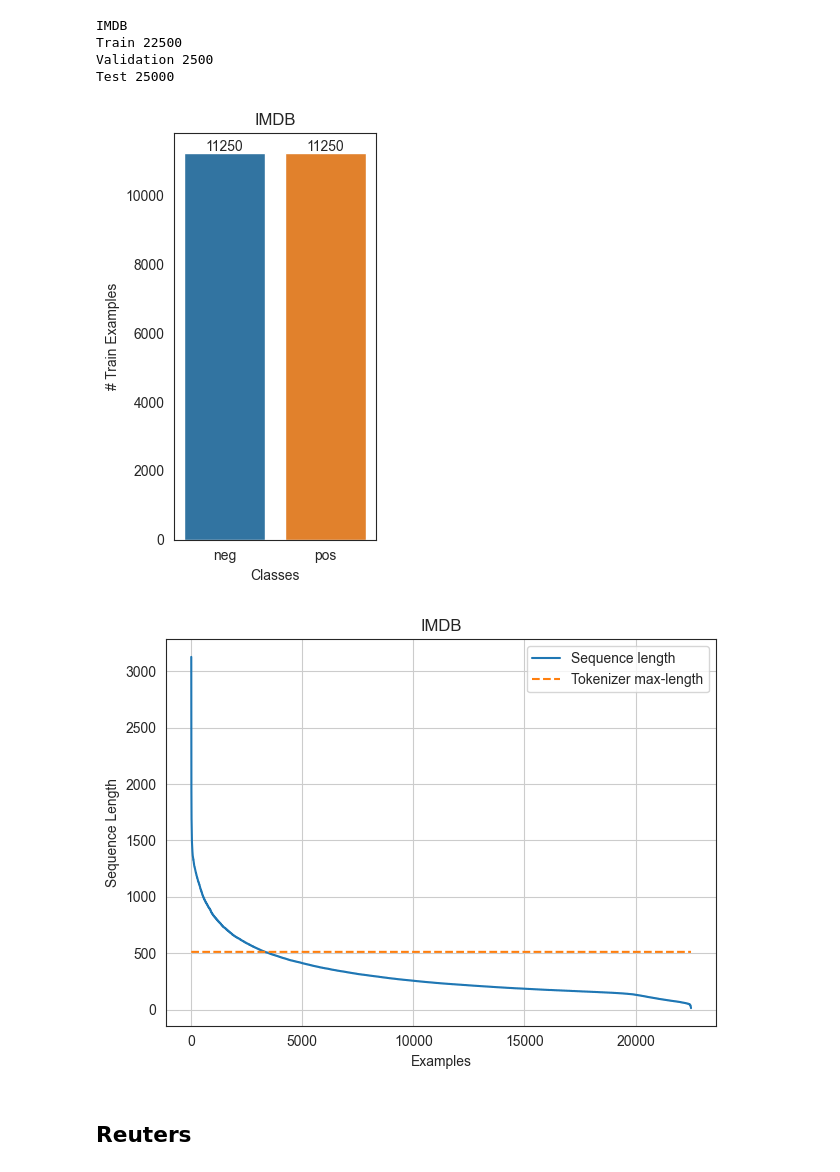
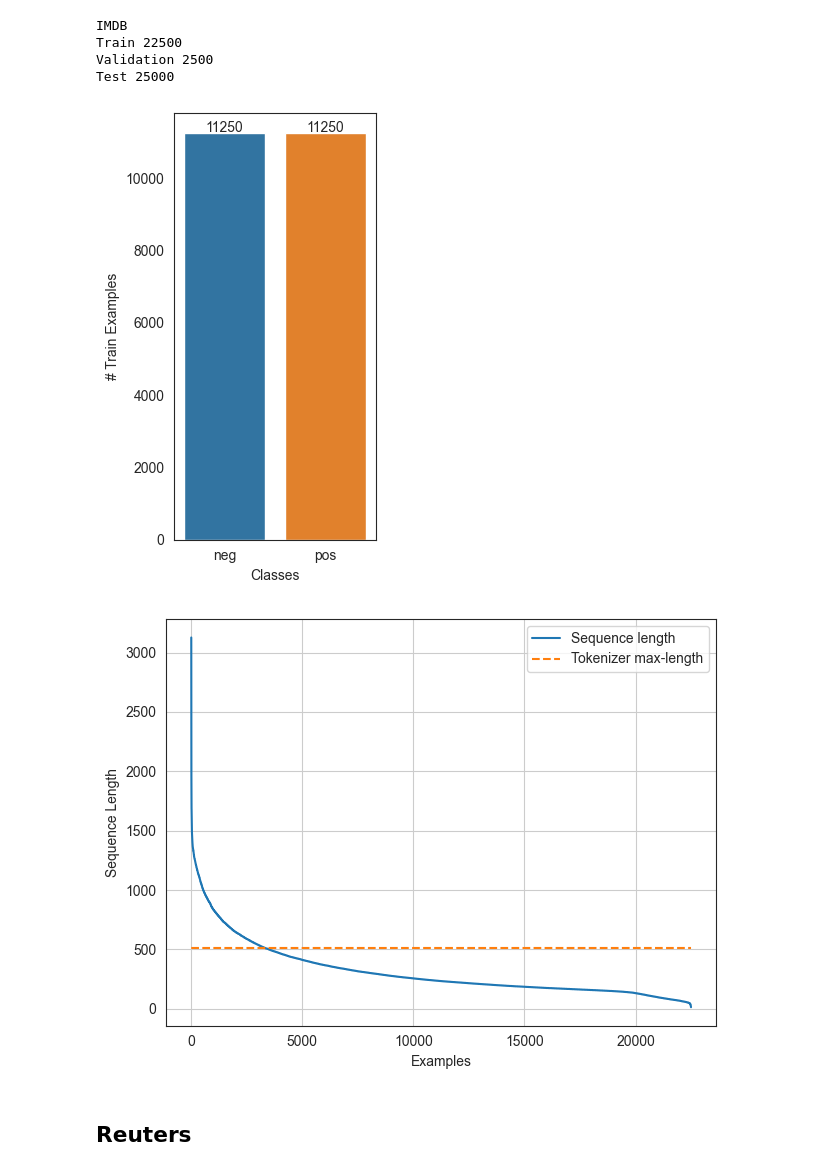
Before and after one commit to iserh/ettcl, a Jupyter notebook: notebooks/dataset_statistics.ipynb, the cells around one changed output. Saved outputs shown, nothing was run; the diff lists cells and outputs as text; code cells hidden in the pictures.

```diff
--- a/notebooks/dataset_statistics.ipynb
+++ b/notebooks/dataset_statistics.ipynb
@@ -111,18 +111,18 @@ classes, counts = imdb[Split.TRAIN]["label"].unique(return_counts=True)
 # %%
 plt.figure(figsize=(3, 5), tight_layout=True)
 ax = sns.barplot(x=imdb_names, y=counts.tolist())
 
 for p in ax.patches:
     height = p.get_height()
     ax.text(p.get_x() + p.get_width() / 2., height + 50, f'{height:.0f}', ha="center")
 
-plt.title("IMDB")
+# plt.title("IMDB")
 plt.xlabel("Classes")
 plt.ylabel("# Train Examples")
 
 plt.savefig(os.path.join("outputs", "IMDB.pdf"))
 # %% [output]
-[figure, old version]
+[figure, new version]
 # %%
 # tokenize dataset
 imdb[Split.TRAIN] = imdb[Split.TRAIN].map(tokenizer, input_columns="text", batched=True, num_proc=8)
@@ -139,7 +139,7 @@ plt.plot(torch.ones_like(lengths) * 512, linestyle="--", label="Tokenizer max-le
 # formatter = ticker.StrMethodFormatter('{x:.0f}')
 # ax.yaxis.set_major_formatter(formatter)
 
-plt.title("IMDB");
+# plt.title("IMDB")
 plt.xlabel("Examples")
 plt.ylabel("Sequence Length")
 plt.grid()
@@ -147,7 +147,7 @@ plt.grid()
 plt.legend()
 plt.savefig(os.path.join(output_dir, "IMDB-lengths.pdf"))
 # %% [output]
-[figure, old version]
+[figure, new version]
 # %% [markdown]
 ## Reuters
 # %%
```
Also changed, not shown: parts of 6 cells of this notebook.
